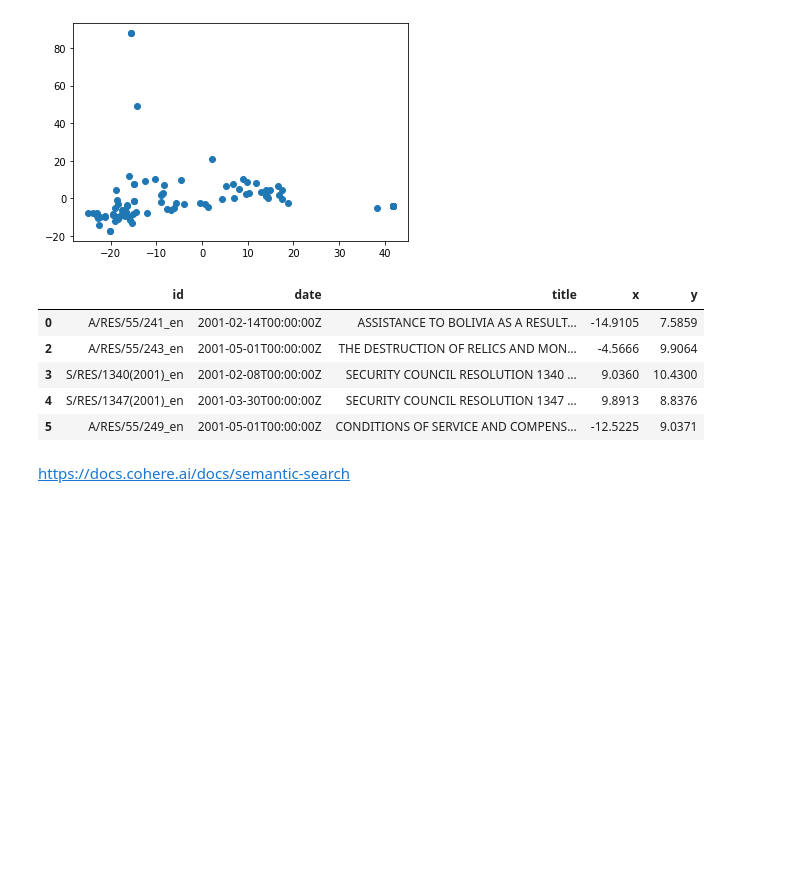
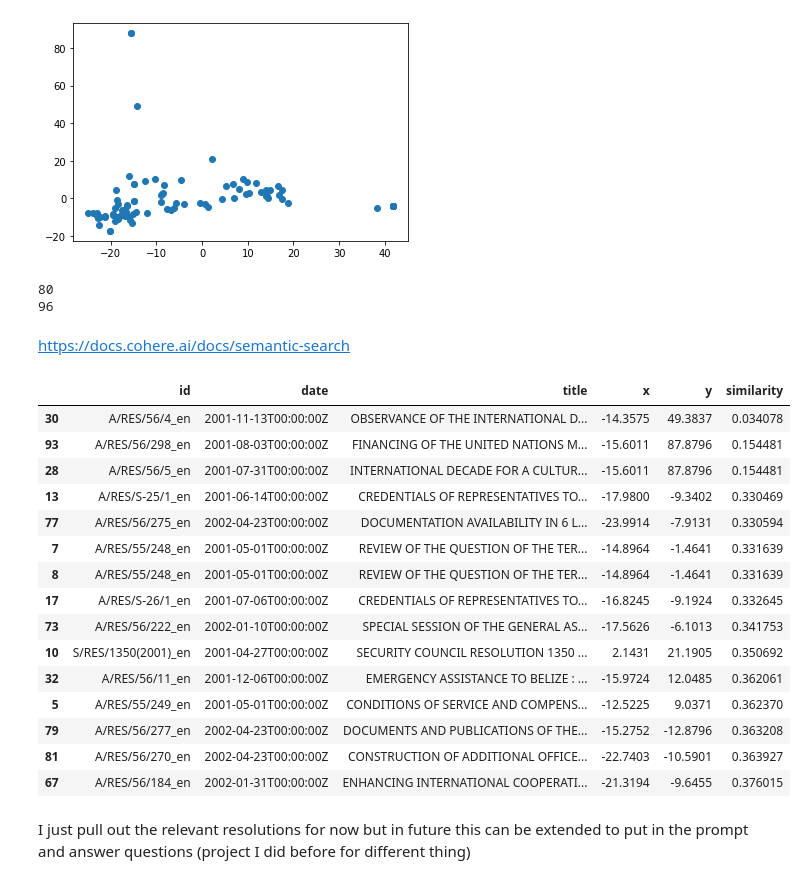
Before and after one commit to ashley-ferreira/SheHacks_7, a Jupyter notebook: unga_json.ipynb, the cells around one changed output. Saved outputs shown, nothing was run; the diff lists cells and outputs as text; code cells hidden in the pictures; blank space fills up the shorter version.

Commit message:
cosine similarity working

```diff
--- a/unga_json.ipynb
+++ b/unga_json.ipynb
@@ -156,16 +160,17 @@ plt.plot(x,y,'o')
 df = pd.DataFrame(list(zip(id_lst, date_lst, title_lst, x, y)),
                columns =['id', 'date', 'title', 'x', 'y'])
 
+# make copy of data frame (with untouched data)
+df_all = df.copy()
+
 # remove duplicates
 df.drop_duplicates(subset=None, keep="first", inplace=True)
 df.head(5)
+print(len(df))
+print(len(df_all))
 # %% [output]
-|  | id | date | title | x | y |
-| 0 | A/RES/55/241_en | 2001-02-14T00:00:00Z | ASSISTANCE TO BOLIVIA AS A RESULT... | -14.9105 | 7.5859 |
-| 2 | A/RES/55/243_en | 2001-05-01T00:00:00Z | THE DESTRUCTION OF RELICS AND MON... | -4.5666 | 9.9064 |
-| 3 | S/RES/1340(2001)_en | 2001-02-08T00:00:00Z | SECURITY COUNCIL RESOLUTION 1340 ... | 9.0360 | 10.4300 |
-| 4 | S/RES/1347(2001)_en | 2001-03-30T00:00:00Z | SECURITY COUNCIL RESOLUTION 1347 ... | 9.8913 | 8.8376 |
-| 5 | A/RES/55/249_en | 2001-05-01T00:00:00Z | CONDITIONS OF SERVICE AND COMPENS... | -12.5225 | 9.0371 |
+80
+96
 # %%
 # put all in data frame and save as .csv
 df.to_csv('unga_embeddings_pca.csv', index=False)
@@ -175,0 +179,45 @@ https://docs.cohere.ai/docs/semantic-search
+# %%
+# semantic search on this text
+
+query = "What is the UN doing on Terrorism and Nuclear Weapons?"
+
+# Get the query's embedding
+query_embed = co.embed(texts=[query]).embeddings
+query_embed = np.array(query_embed)
+#print(query_embed.shape)
+
+# get most similar embeddings
+similarity_lst = []
+for x in X:
+    x = x.reshape((1, 4096))
+    # (4096,) but want (1, 4096)
+    similarity = cosine_similarity(x, query_embed)
+    similarity_lst.append(similarity[0][0])
+
+# make dataframe and list on max similarity_lst
+df_all['similarity'] = similarity_lst
+
+# remove duplicates
+#df_all.drop_duplicates(subset=None, keep="first", inplace=True)
+#df_all.head(5)
+#print(len(df))
+
+df_sorted = df_all.sort_values(by=['similarity'], ascending=True)
+df_sorted.head(15)
+# %% [output]
+|  | id | date | title | x | y | similarity |
+| 30 | A/RES/56/4_en | 2001-11-13T00:00:00Z | OBSERVANCE OF THE INTERNATIONAL D... | -14.3575 | 49.3837 | 0.034078 |
+| 93 | A/RES/56/298_en | 2001-08-03T00:00:00Z | FINANCING OF THE UNITED NATIONS M... | -15.6011 | 87.8796 | 0.154481 |
+| 28 | A/RES/56/5_en | 2001-07-31T00:00:00Z | INTERNATIONAL DECADE FOR A CULTUR... | -15.6011 | 87.8796 | 0.154481 |
+| 13 | A/RES/S-25/1_en | 2001-06-14T00:00:00Z | CREDENTIALS OF REPRESENTATIVES TO... | -17.9800 | -9.3402 | 0.330469 |
+| 77 | A/RES/56/275_en | 2002-04-23T00:00:00Z | DOCUMENTATION AVAILABILITY IN 6 L... | -23.9914 | -7.9131 | 0.330594 |
+| 7 | A/RES/55/248_en | 2001-05-01T00:00:00Z | REVIEW OF THE QUESTION OF THE TER... | -14.8964 | -1.4641 | 0.331639 |
+| 8 | A/RES/55/248_en | 2001-05-01T00:00:00Z | REVIEW OF THE QUESTION OF THE TER... | -14.8964 | -1.4641 | 0.331639 |
+| 17 | A/RES/S-26/1_en | 2001-07-06T00:00:00Z | CREDENTIALS OF REPRESENTATIVES TO... | -16.8245 | -9.1924 | 0.332645 |
+| 73 | A/RES/56/222_en | 2002-01-10T00:00:00Z | SPECIAL SESSION OF THE GENERAL AS... | -17.5626 | -6.1013 | 0.341753 |
+| 10 | S/RES/1350(2001)_en | 2001-04-27T00:00:00Z | SECURITY COUNCIL RESOLUTION 1350 ... | 2.1431 | 21.1905 | 0.350692 |
+| 32 | A/RES/56/11_en | 2001-12-06T00:00:00Z | EMERGENCY ASSISTANCE TO BELIZE : ... | -15.9724 | 12.0485 | 0.362061 |
+| 5 | A/RES/55/249_en | 2001-05-01T00:00:00Z | CONDITIONS OF SERVICE AND COMPENS... | -12.5225 | 9.0371 | 0.362370 |
+| 79 | A/RES/56/277_en | 2002-04-23T00:00:00Z | DOCUMENTS AND PUBLICATIONS OF THE... | -15.2752 | -12.8796 | 0.363208 |
+| 81 | A/RES/56/270_en | 2002-04-23T00:00:00Z | CONSTRUCTION OF ADDITIONAL OFFICE... | -22.7403 | -10.5901 | 0.363927 |
+| 67 | A/RES/56/184_en | 2002-01-31T00:00:00Z | ENHANCING INTERNATIONAL COOPERATI... | -21.3194 | -9.6455 | 0.376015 |
@@ -176,2 +227,4 @@ https://docs.cohere.ai/docs/semantic-search
+# %% [markdown]
+I just pull out the relevant resolutions for now but in future this can be extended to put in the prompt and answer questions (project I did before for different thing)
 # %%
 # topic modelling
```
Also changed, not shown: parts of 3 cells of this notebook, 5 other files.
